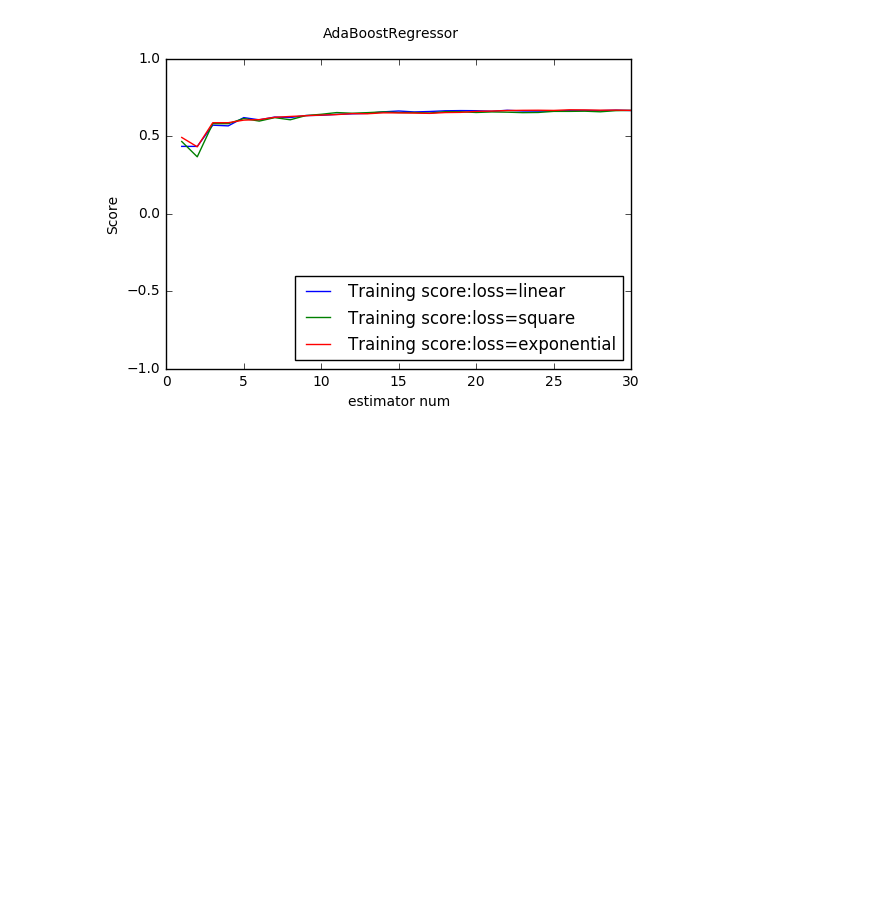
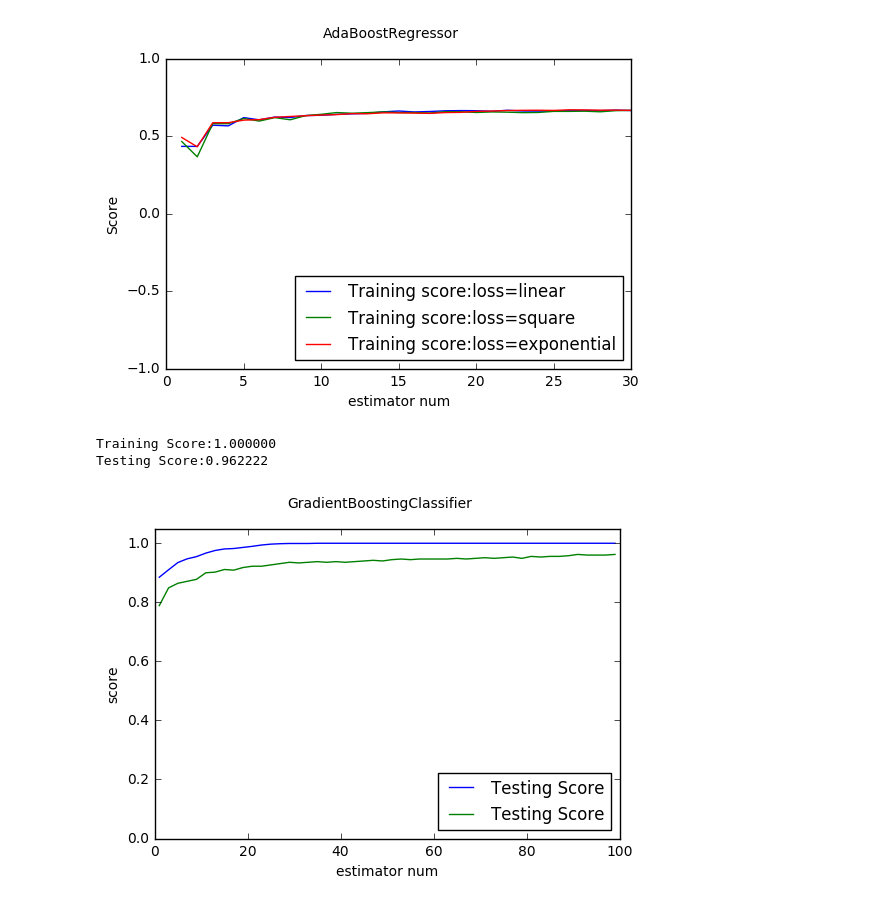
Before and after one commit to probao/Machine_Learning_Basis, a Jupyter notebook: Python-Machine Learning.ipynb, the cells around one changed output. Drawn from its saved outputs; the diff is of its cells as text; code cells hidden in the pictures; blank space fills up the shorter version.

```diff
--- a/Python-Machine Learning.ipynb
+++ b/Python-Machine Learning.ipynb
@@ -2834,0 +2841,33 @@ test_AdaBoostRegressor_loss(X_train, X_test, y_train, y_test)
+# %%
+X_train, X_test, y_train, y_test = load_data_classification()
+test_GradientBoostingClassifier(X_train, X_test, y_train, y_test)
+# %% [output]
+Training Score:1.000000
+Testing Score:0.962222
+# %%
+# 考察个体决策树的数量对于GBDT预测性能的影响，给出函数
+def test_GradientBoostingClassifier_num(*data):
+    X_train, X_test, y_train, y_test=data
+    nums=np.arange(1,100,step=2)
+    fig=plt.figure()
+    ax=fig.add_subplot(1,1,1)
+    testing_scores=[]
+    training_scores=[]
+    for num in nums:
+        clf=ensemble.GradientBoostingClassifier(n_estimators=num)
+        clf.fit(X_train, y_train)
+        training_scores.append(clf.score(X_train, y_train))
+        testing_scores.append(clf.score(X_test, y_test))
+    ax.plot(nums, training_scores, label="Testing Score")
+    ax.plot(nums, testing_scores, label="Testing Score")
+    ax.set_xlabel("estimator num")
+    ax.set_ylabel("score")
+    ax.legend(loc="lower right")
+    ax.set_ylim(0,1.05)
+    plt.suptitle("GradientBoostingClassifier")
+    plt.show()
+# %%
+X_train, X_test, y_train, y_test = load_data_classification()
+test_GradientBoostingClassifier_num(X_train, X_test, y_train, y_test)
+# %% [output]
+[figure, added]
```
Also changed, not shown: parts of 5 cells of this notebook.
